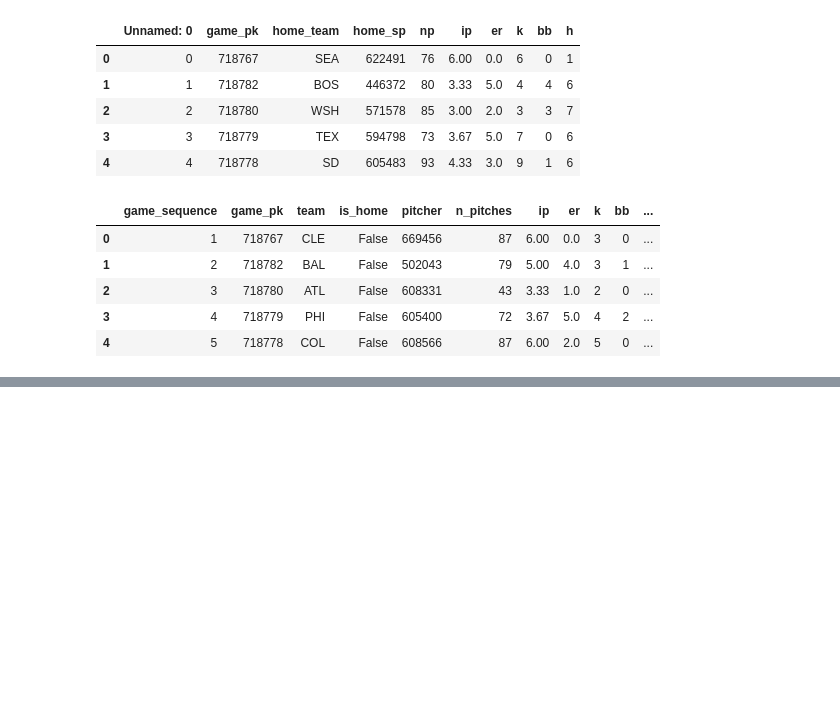
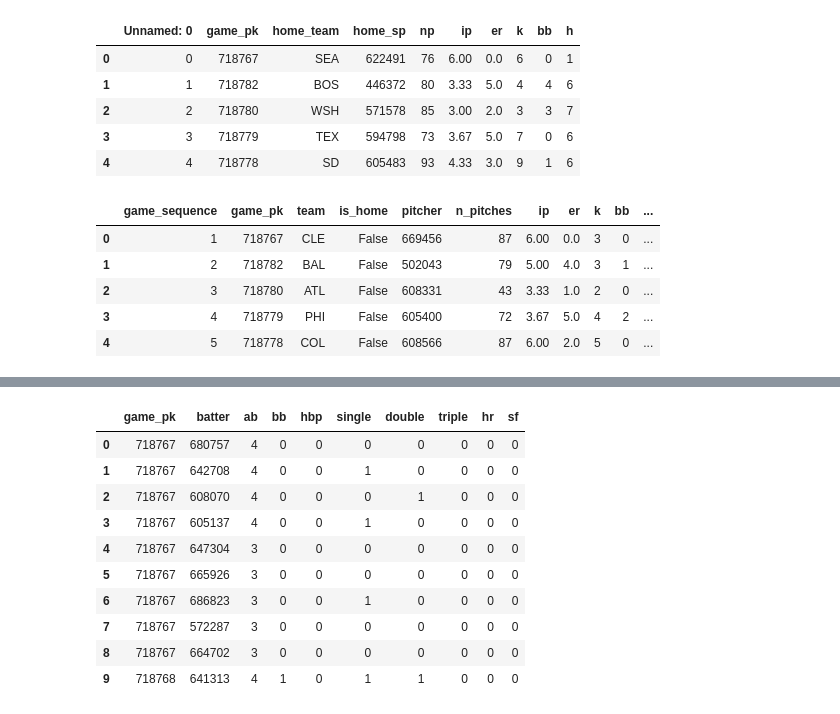
Before and after one commit to Stevey8/MLB-WL-prediction, a Jupyter notebook: cleaning_2023_data.ipynb, the cells around one changed output, grey strips where cells are left out. Saved outputs shown, nothing was run; the diff lists cells and outputs as text; code cells hidden in the pictures; blank space fills up the shorter version.

```diff
--- a/cleaning_2023_data.ipynb
+++ b/cleaning_2023_data.ipynb
@@ -62,0 +89,14 @@ sp2023_era.to_csv('cleaned_pitching_data_2023_starter_era.csv', index=True)
+# %%
+batting_away_lineup.head(10)
+# %% [output]
+|  | game_pk | batter | ab | bb | hbp | single | double | triple | hr | sf |
+| 0 | 718767 | 680757 | 4 | 0 | 0 | 0 | 0 | 0 | 0 | 0 |
+| 1 | 718767 | 642708 | 4 | 0 | 0 | 1 | 0 | 0 | 0 | 0 |
+| 2 | 718767 | 608070 | 4 | 0 | 0 | 0 | 1 | 0 | 0 | 0 |
+| 3 | 718767 | 605137 | 4 | 0 | 0 | 1 | 0 | 0 | 0 | 0 |
+| 4 | 718767 | 647304 | 3 | 0 | 0 | 0 | 0 | 0 | 0 | 0 |
+| 5 | 718767 | 665926 | 3 | 0 | 0 | 0 | 0 | 0 | 0 | 0 |
+| 6 | 718767 | 686823 | 3 | 0 | 0 | 1 | 0 | 0 | 0 | 0 |
+| 7 | 718767 | 572287 | 3 | 0 | 0 | 0 | 0 | 0 | 0 | 0 |
+| 8 | 718767 | 664702 | 3 | 0 | 0 | 0 | 0 | 0 | 0 | 0 |
+| 9 | 718768 | 641313 | 4 | 1 | 0 | 1 | 1 | 0 | 0 | 0 |
```
Also changed, not shown: parts of 10 cells of this notebook, 1 other file.
